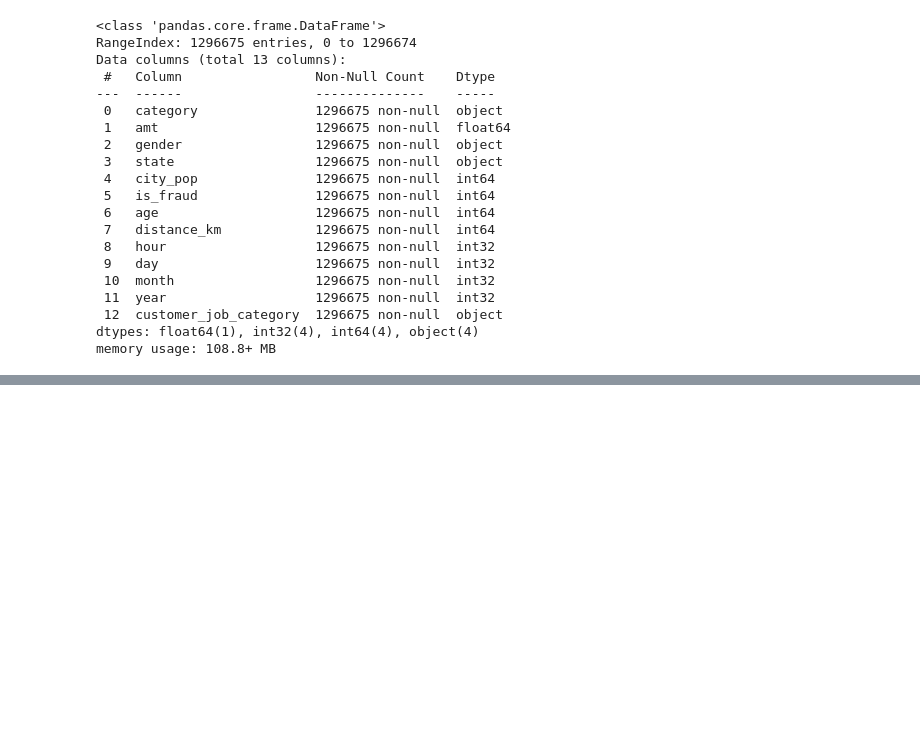
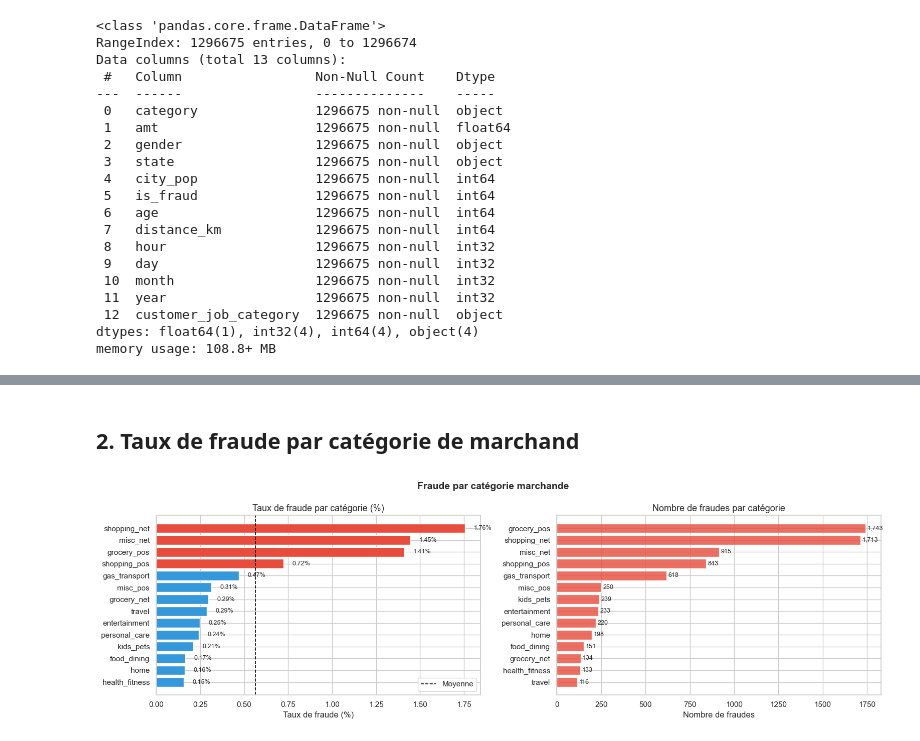
Before and after one commit to Quentin-qha/jedha-lead, a Jupyter notebook: 04_fraud_detection/exploration/eda_csv.ipynb, the cells around one changed output, grey strips where cells are left out. Saved outputs shown, nothing was run; the diff lists cells and outputs as text; code cells hidden in the pictures; blank space fills up the shorter version.

```diff
--- a/04_fraud_detection/exploration/eda_csv.ipynb
+++ b/04_fraud_detection/exploration/eda_csv.ipynb
@@ -360,0 +402,38 @@ memory usage: 108.8+ MB
+# %% [markdown]
+## 2. Taux de fraude par catégorie de marchand
+# %%
+fraud_by_cat = (
+    df_clean.groupby("category")["is_fraud"]
+    .agg(["sum", "count"])
+    .rename(columns={"sum": "nb_fraudes", "count": "nb_total"})
+    .assign(taux_fraude=lambda x: x["nb_fraudes"] / x["nb_total"] * 100)
+    .sort_values("taux_fraude", ascending=True)
+)
+
+fig, axes = plt.subplots(1, 2, figsize=(16, 5))
+
+# Taux de fraude (%)
+colors = [FRAUD_COLOR if t > fraud_by_cat["taux_fraude"].mean() else NOFRAUD_COLOR
+          for t in fraud_by_cat["taux_fraude"]]
+bars = axes[0].barh(fraud_by_cat.index, fraud_by_cat["taux_fraude"], color=colors)
+axes[0].axvline(fraud_by_cat["taux_fraude"].mean(), color="black", linestyle="--", linewidth=1.2, label="Moyenne")
+for bar, val in zip(bars, fraud_by_cat["taux_fraude"]):
+    axes[0].text(val + 0.05, bar.get_y() + bar.get_height() / 2,
+                 f"{val:.2f}%", va="center", fontsize=9)
+axes[0].set_title("Taux de fraude par catégorie (%)", fontsize=13)
+axes[0].set_xlabel("Taux de fraude (%)")
+axes[0].legend()
+
+# Volume de fraudes
+fraud_by_cat_sorted = fraud_by_cat.sort_values("nb_fraudes", ascending=True)
+axes[1].barh(fraud_by_cat_sorted.index, fraud_by_cat_sorted["nb_fraudes"], color=FRAUD_COLOR, alpha=0.8)
+for i, (val, total) in enumerate(zip(fraud_by_cat_sorted["nb_fraudes"], fraud_by_cat_sorted["nb_total"])):
+    axes[1].text(val + 10, i, f"{val:,}", va="center", fontsize=9)
+axes[1].set_title("Nombre de fraudes par catégorie", fontsize=13)
+axes[1].set_xlabel("Nombre de fraudes")
+
+plt.suptitle("Fraude par catégorie marchande", fontsize=14, fontweight="bold")
+plt.tight_layout()
+plt.show()
+# %% [output]
+[figure, added]
```
Also changed, not shown: parts of 18 cells of this notebook, 25 other files.
